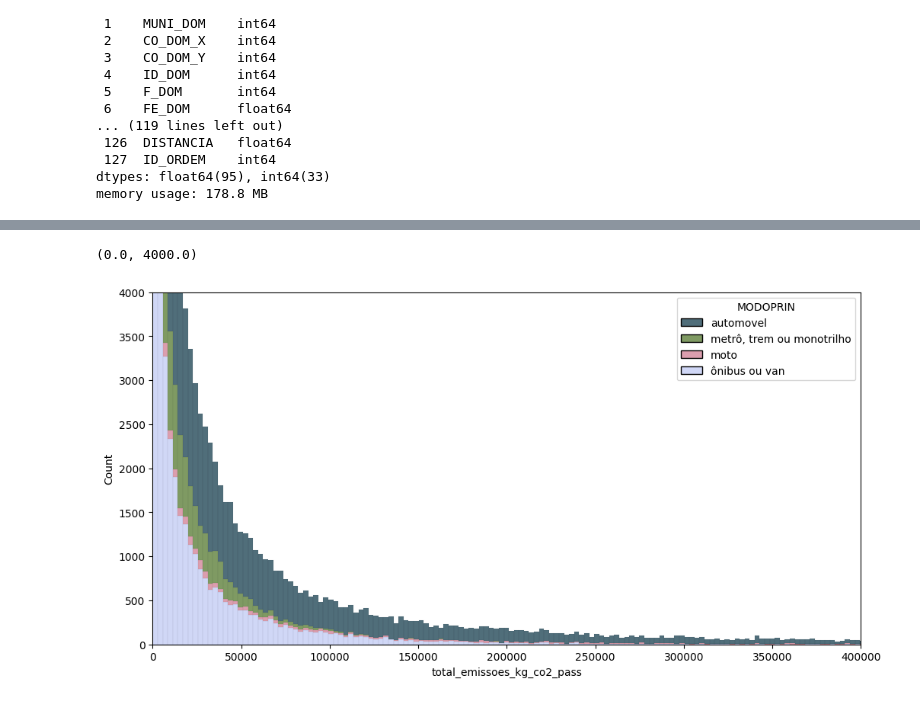
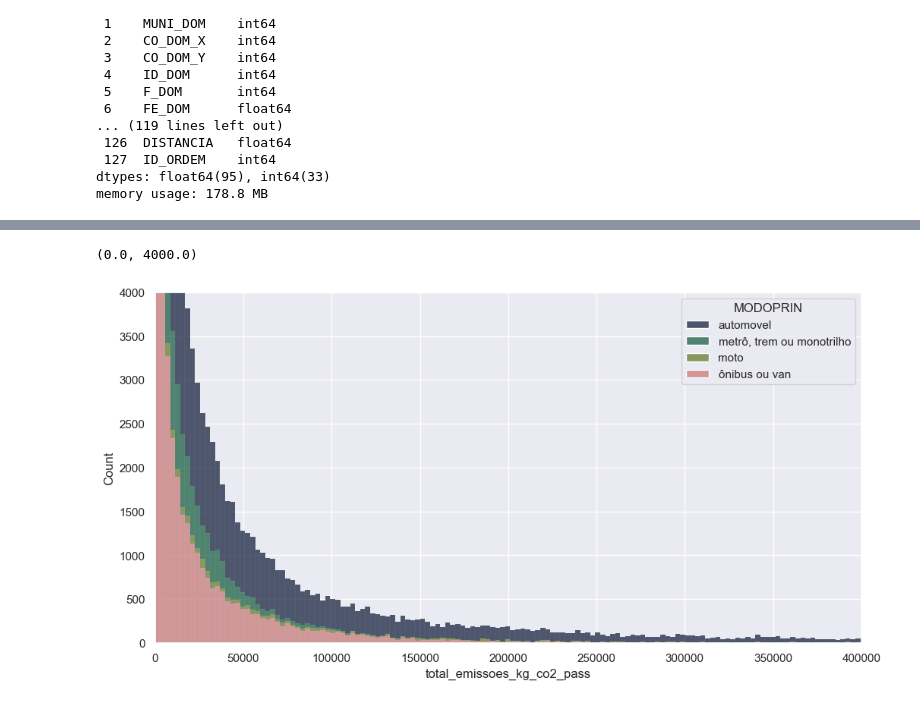
Before and after one commit to LissesCastro/Mobilidade-e-CO2, a Jupyter notebook: analise.ipynb, the cells around one changed output, grey strips where cells are left out. Cells and saved outputs as stored; diff of their text form; code cells hidden in the pictures.

```diff
--- a/analise.ipynb
+++ b/analise.ipynb
@@ -4,6 +7,11 @@
 import pandas as pd
 import seaborn as sns
 import matplotlib.pyplot as plt
+
+import warnings
+warnings.filterwarnings("ignore")
+
+sns.set(style="darkgrid", palette='cubehelix')
 # %%
 #dbf_file = DBF('OD 2017/OD_2017_v1.dbf')
 
@@ -149,11 +167,12 @@ plt.tight_layout()
 # %%
-fig, ax = plt.subplots(figsize=(12, 6))
 df_filtrada = df.drop(df[df['MODOPRIN']=='bicileta ou a pé'].index)
 
+fig, ax = plt.subplots(figsize=(12, 6))
 
-sns.histplot(x='total_emissoes_kg_co2_pass', hue='MODOPRIN', data=df_filtrada, palette='cubehelix', multiple='stack', hue_order=['automovel', 'metrô, trem ou monotrilho', 'moto', 'ônibus ou van'])
+sns.histplot(x='total_emissoes_kg_co2_pass', hue='MODOPRIN', data=df_filtrada, multiple='stack', hue_order=['automovel', 'metrô, trem ou monotrilho', 'moto', 'ônibus ou van'])
+
 ax.set_xlim(0,400000)
 ax.set_ylim(0,4000)
 # %% [output]
 (0.0, 4000.0)
-[figure, old version]
+[figure, new version]
```
Also changed, not shown: parts of 15 cells of this notebook.
